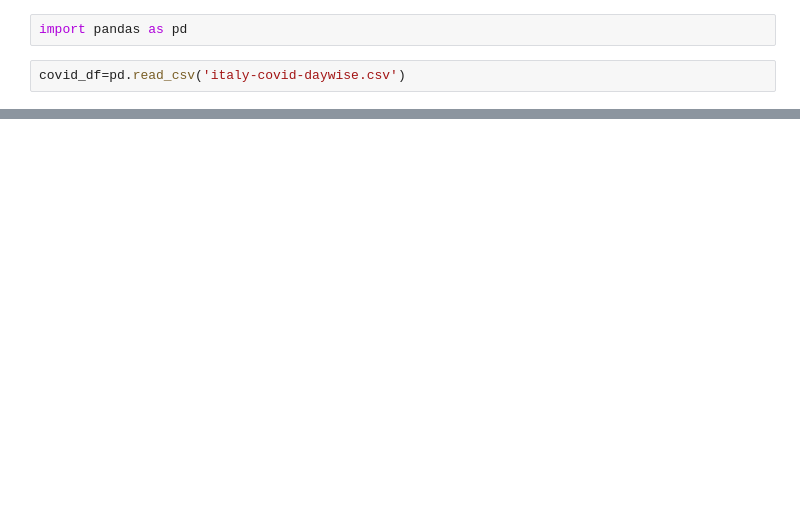
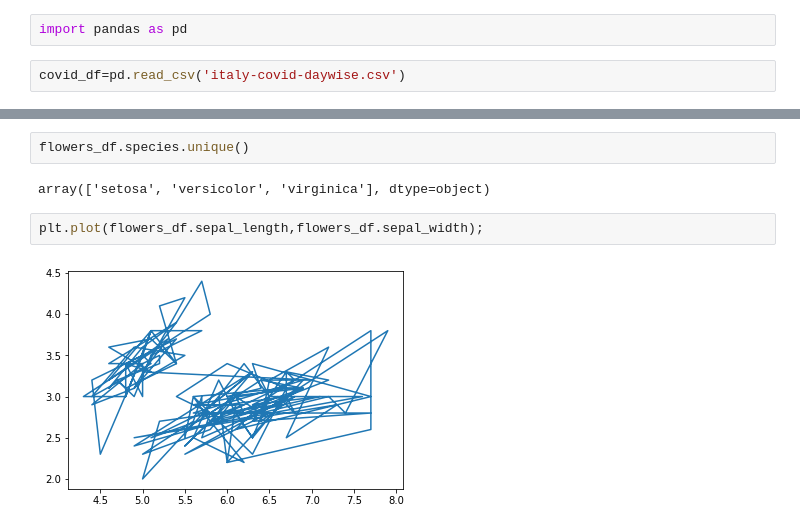
Before and after one commit to srikrishna-stack/Data-analytics---python, a Jupyter notebook: pandas.ipynb, the cells around one changed output, grey strips where cells are left out. Saved outputs shown, nothing was run; the diff lists cells and outputs as text; blank space fills up the shorter version.

```diff
--- a/pandas.ipynb
+++ b/pandas.ipynb
@@ -154,0 +251,8 @@ tests_df
+# %%
+flowers_df.species.unique()
+# %% [output]
+array(['setosa', 'versicolor', 'virginica'], dtype=object)
+# %%
+plt.plot(flowers_df.sepal_length,flowers_df.sepal_width);
+# %% [output]
+[figure, added]
```
Also changed, not shown: parts of 65 cells of this notebook.
